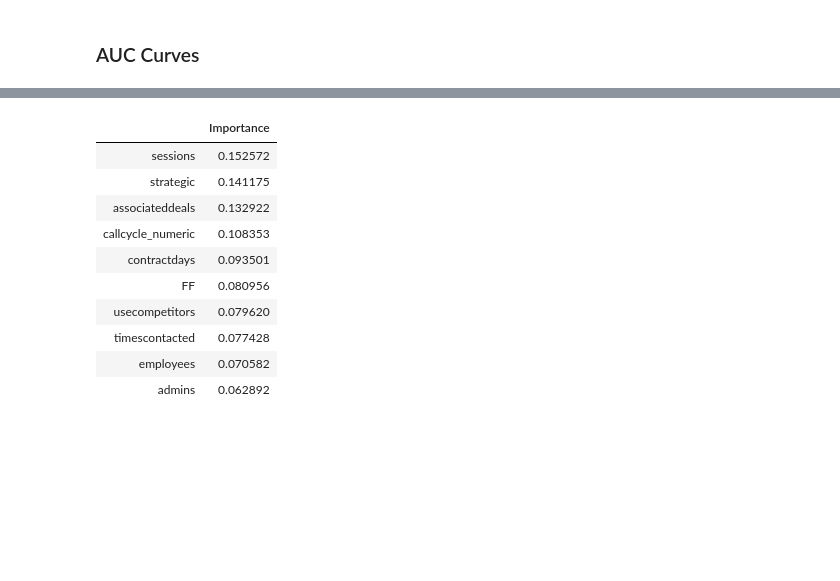
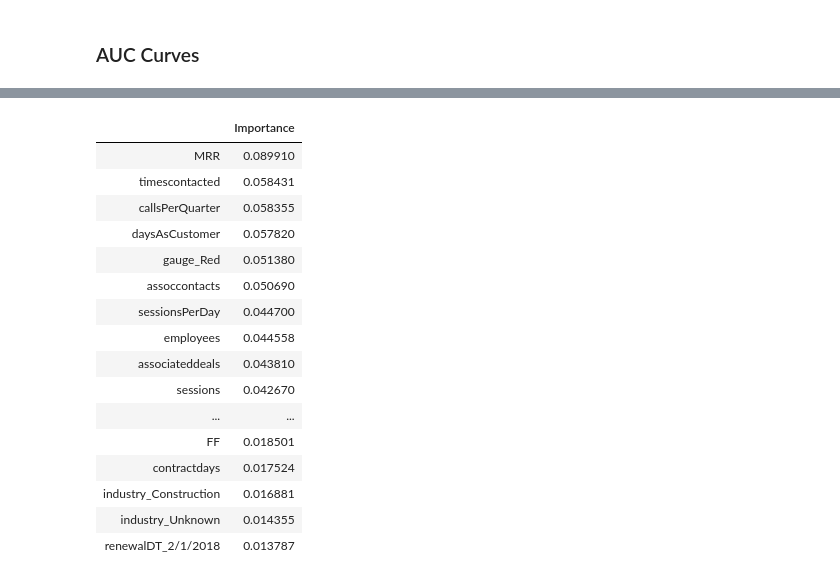
Before and after one commit to damonclifford/DSICapstone, a Jupyter notebook: OverallModeling.ipynb, the cells around one changed output, grey strips where cells are left out. Saved outputs shown, nothing was run; the diff lists cells and outputs as text; code cells hidden in the pictures; blank space fills up the shorter version.

```diff
--- a/OverallModeling.ipynb
+++ b/OverallModeling.ipynb
@@ -31,14 +31,14 @@ from dataprep.modelPrep import plotROCCurve
 # %% [markdown]
 ### Load in data for modeling
 # %%
-xcols = ['admins', 'employees','contractdays', 'usecompetitors','callcycle_numeric', 'associateddeals','timescontacted','sessions', 'FF', 'strategic']
+#xcols = ['admins', 'employees','contractdays', 'usecompetitors','callcycle_numeric', 'associateddeals','callsPerQuarter','sessions', 'FF', 'strategic']
 
 # xcols = ["admins","employees","usecompetitors","contractdays",
 #          "callcycle", "timescontacted", "daysAsCustomer",
 #          "sessions", "FF","assoccontacts","associatedpredictionlead",
 #          "publiclytraded","strategic", "MRR"]
 #xcols = ['usecompetitors', 'callcycle','sessions', 'FF', 'strategic']
-# xcols = "ALL"
+xcols = "ALL"
 
 ycol = "churn"
 
@@ -198,16 +201,22 @@ plt.show()
 # %%
-xgbModel = XGBClassifier().fit(X,y)
+rf = ensemble.RandomForestClassifier().fit(X,y)
 
-pd.DataFrame(xgbModel.feature_importances_, index=xcolnames, columns=["Importance"]).sort_values(by="Importance", ascending=False)
+pd.DataFrame(rf.feature_importances_, index=xcolnames, columns=["Importance"]).sort_values(by="Importance", ascending=False).head(n=20)
 # %% [output]
 |  | Importance |
-| sessions | 0.152572 |
-| strategic | 0.141175 |
-| associateddeals | 0.132922 |
-| callcycle_numeric | 0.108353 |
-| contractdays | 0.093501 |
-| FF | 0.080956 |
-| usecompetitors | 0.079620 |
-| timescontacted | 0.077428 |
-| employees | 0.070582 |
-| admins | 0.062892 |
+| MRR | 0.089910 |
+| timescontacted | 0.058431 |
+| callsPerQuarter | 0.058355 |
+| daysAsCustomer | 0.057820 |
+| gauge_Red | 0.051380 |
+| assoccontacts | 0.050690 |
+| sessionsPerDay | 0.044700 |
+| employees | 0.044558 |
+| associateddeals | 0.043810 |
+| sessions | 0.042670 |
+| ... | ... |
+| FF | 0.018501 |
+| contractdays | 0.017524 |
+| industry_Construction | 0.016881 |
+| industry_Unknown | 0.014355 |
+| renewalDT_2/1/2018 | 0.013787 |
```
Also changed, not shown: parts of 5 cells of this notebook, 4 other files.
